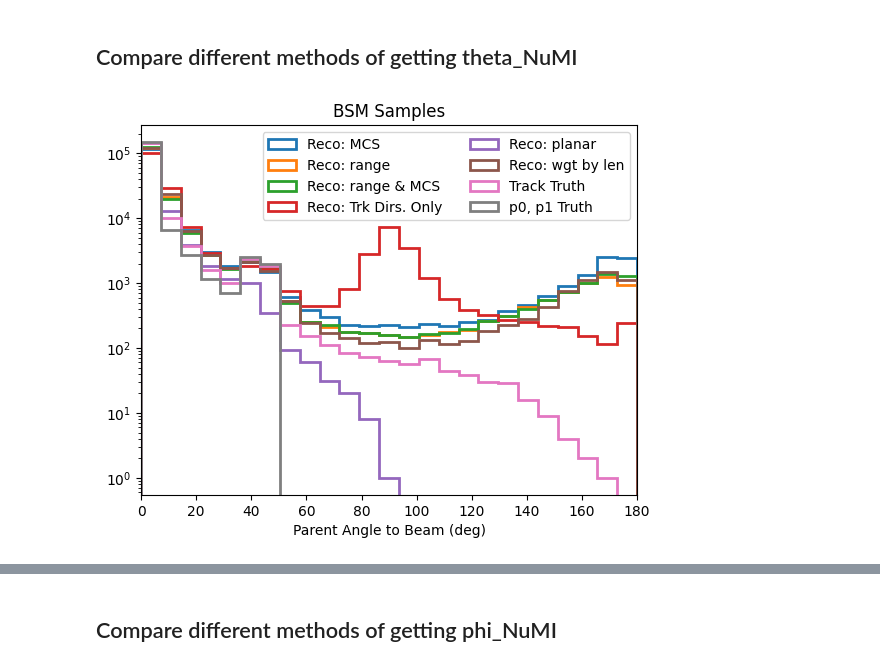
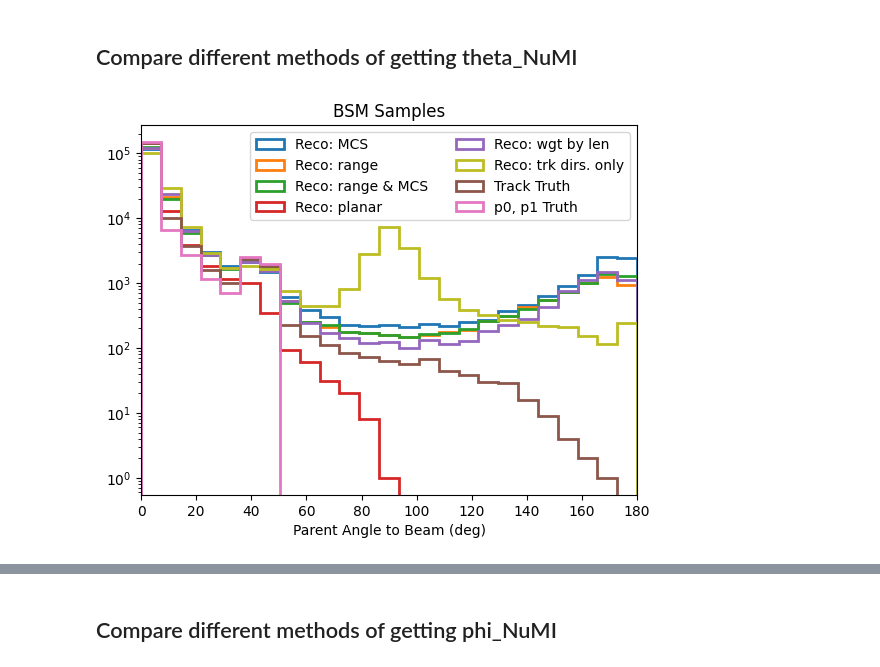
Before and after one commit to SBNSoftware/sbnana, a Jupyter notebook: sbnana/SBNAna/icarus-analysis-villiage/pyana/dimuon-tools/nb/unc_MCstudies.ipynb, the cells around one changed output, grey strips where cells are left out. Saved outputs shown, nothing was run; the diff lists cells and outputs as text; code cells hidden in the pictures.

```diff
--- a/sbnana/SBNAna/icarus-analysis-villiage/pyana/dimuon-tools/nb/unc_MCstudies.ipynb
+++ b/sbnana/SBNAna/icarus-analysis-villiage/pyana/dimuon-tools/nb/unc_MCstudies.ipynb
@@ -163,26 +239,26 @@ nu_mcnu_nudir
 # %%
 ## See difference for NuMI Angle:
 mybins = 25
 myrange=(0,180.)
 #myDensity = True
 
 df = evtdf[make_categories(evtdf)[0]]
-mcs_hist = plt.hist(df.Snumi_angle_mcs*180./math.pi, bins=mybins, linewidth=2, histtype='step', label='Reco: MCS', range=myrange)
-plt.hist(df.Snumi_angle_rangeBased*180./math.pi, bins=mybins, linewidth=2, histtype='step', label='Reco: range', range=myrange)
-plt.hist(df.Snumi_angle_hybrid_rangeMCS*180./math.pi, bins=mybins, linewidth=2, histtype='step', label='Reco: range & MCS', range=myrange)
-plt.hist(df.Snumi_angle_trkDirOnly*180./math.pi, bins=mybins, linewidth=2, histtype='step', label='Reco: Trk Dirs. Only', range=myrange)
-planar_hist = plt.hist(df.Snumi_angle_planar*180./math.pi, bins=mybins, linewidth=2, histtype='step', label='Reco: planar', range=myrange)
-plt.hist(df.Snumi_angle_wgtByLen*180./math.pi, bins=mybins, linewidth=2, histtype='step', label='Reco: wgt by len', range=myrange)
-plt.hist(df.Snumi_angle_trueTrk*180./math.pi, bins=mybins, linewidth=2, histtype='step', label='Track Truth', range=myrange)
-p01_truth_hist = plt.hist(df.Snumi_angle_trueParticle*180./math.pi, bins=mybins, linewidth=2, histtype='step', label='p0, p1 Truth', range=myrange)
+mcs_hist = plt.hist(df.Snumi_angle_mcs*180./math.pi, bins=mybins, linewidth=2, histtype='step', label='Reco: MCS', range=myrange, color='C0')
+plt.hist(df.Snumi_angle_rangeBased*180./math.pi, bins=mybins, linewidth=2, histtype='step', label='Reco: range', range=myrange, color='C1')
+plt.hist(df.Snumi_angle_hybrid_rangeMCS*180./math.pi, bins=mybins, linewidth=2, histtype='step', label='Reco: range & MCS', range=myrange, color='C2')
+planar_hist = plt.hist(df.Snumi_angle_planar*180./math.pi, bins=mybins, linewidth=2, histtype='step', label='Reco: planar', range=myrange, color='C3')
+plt.hist(df.Snumi_angle_wgtByLen*180./math.pi, bins=mybins, linewidth=2, histtype='step', label='Reco: wgt by len', range=myrange, color='C4')
+plt.hist(df.Snumi_angle_trkDirOnly*180./math.pi, bins=mybins, linewidth=2, histtype='step', label='Reco: trk dirs. only', range=myrange, color='C8')
+plt.hist(df.Snumi_angle_trueTrk*180./math.pi, bins=mybins, linewidth=2, histtype='step', label='Track Truth', range=myrange, color='C5')
+p01_truth_hist = plt.hist(df.Snumi_angle_trueParticle*180./math.pi, bins=mybins, linewidth=2, histtype='step', label='p0, p1 Truth', range=myrange, color='C6')
 plt.legend(fontsize=10, ncols=2)
 plt.yscale("log")
 plt.xlim(myrange)
 plt.xlabel("Parent Angle to Beam (deg)")
 #plt.title("Full dataset: all signal and all bg events")
 plt.title("BSM Samples")
 plt.show()
 
 # Notes: forget about track dirs only method. The bump is confusing - probably attributed to Michelles or something - and others will get totally hung up on it.
 # %% [output]
-[figure, old version]
+[figure, new version]
```
Also changed, not shown: parts of 35 cells of this notebook, 25 other files.
